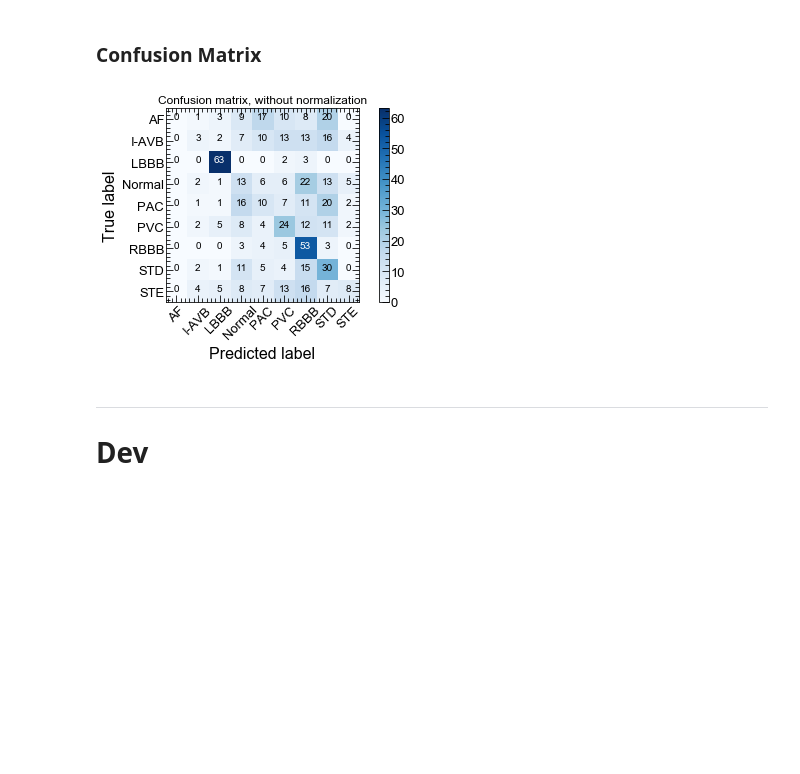
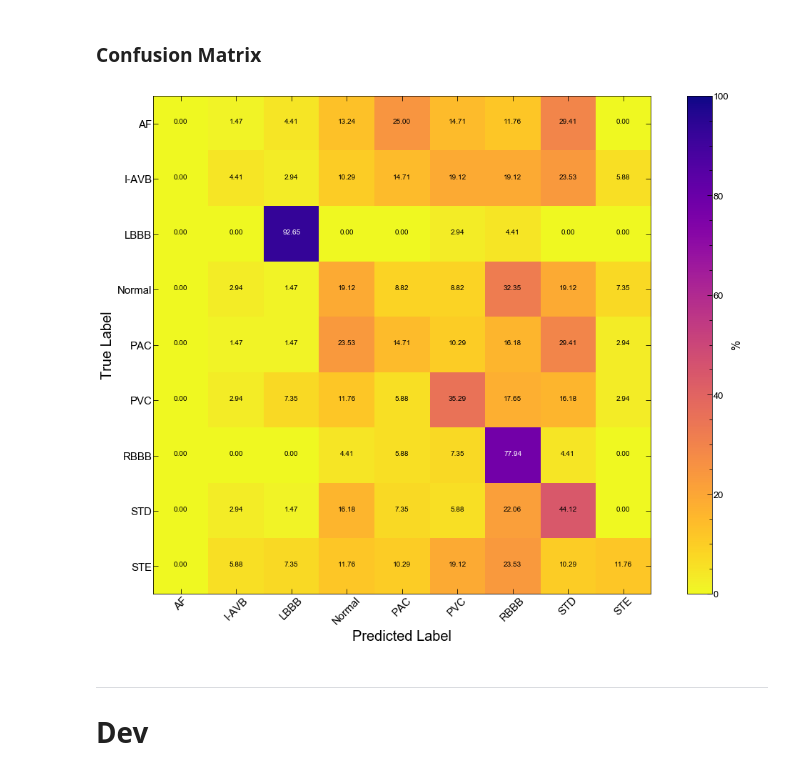
Before and after one commit to mepland/mount_sinai_health_hackathon_ekg_img, a Jupyter notebook: modeling/notebooks/training.ipynb, the cells around one changed output. Cells and saved outputs as stored; diff of their text form; code cells hidden in the pictures; blank space fills up the shorter version.

Commit message:
cleaned up eval code

```diff
--- a/modeling/notebooks/training.ipynb
+++ b/modeling/notebooks/training.ipynb
@@ -322,5 +283,5 @@ def eval_model(model, dl, device):
 # %%
-labels, preds = eval_model(model, dl_test, device)
+labels, preds = get_preds(dl_test, model, device)
 # %%
 # labels
 # %%
@@ -331,39 +292,16 @@ labels, preds = eval_model(model, dl_test, device)
 conf_matrix = confusion_matrix(labels, preds)
 # %%
 # conf_matrix
-# %%
-import itertools
-
-def plot_confusion_matrix(cm, classes, normalize=False, title="CM"):
-    if normalize:
-        cm = cm.astype('float') / cm.sum(axis=1)[:, np.newaxis]
-
-    #Plot matrix
-    plt.imshow(cm, interpolation='nearest', cmap=plt.cm.Blues)
-    plt.title(title)
-    plt.colorbar()
-    tick_marks = np.arange(len(classes))
-    plt.xticks(tick_marks, classes, rotation=45)
-    plt.yticks(tick_marks, classes)
-
-    #Format number color according to threshold
-    fmt = '.2f' if normalize else 'd'
-    thresh = cm.max() / 2.
-    for i, j in itertools.product(range(cm.shape[0]), range(cm.shape[1])):
-        plt.text(j, i, format(cm[i, j], fmt),
-                 horizontalalignment="center",
-                 color="white" if cm[i, j] > thresh else "black")
-
-    #Add labels
-    plt.ylabel('True label')
-    plt.xlabel('Predicted label')
-    plt.tight_layout()
-# %%
-plt.figure()
-plot_confusion_matrix(conf_matrix, classes=idx_to_class.values(), title='Confusion matrix, without normalization')
-plt.show()
-# %% [output]
-[figure, removed]
+# %%
+# from common_code import *
+
+plot_confusion_matrix(conf_matrix, label_names=idx_to_class.values(),
+                      m_path=output_path, tag='', inline=True,
+                      ann_text_std_add=None,
+                      normalize=True,
+                     )
+# %% [output]
+[figure, added]
 # %% [markdown]
 ***
 # Dev
```
Also changed, not shown: parts of 5 cells of this notebook, 4 other files.
